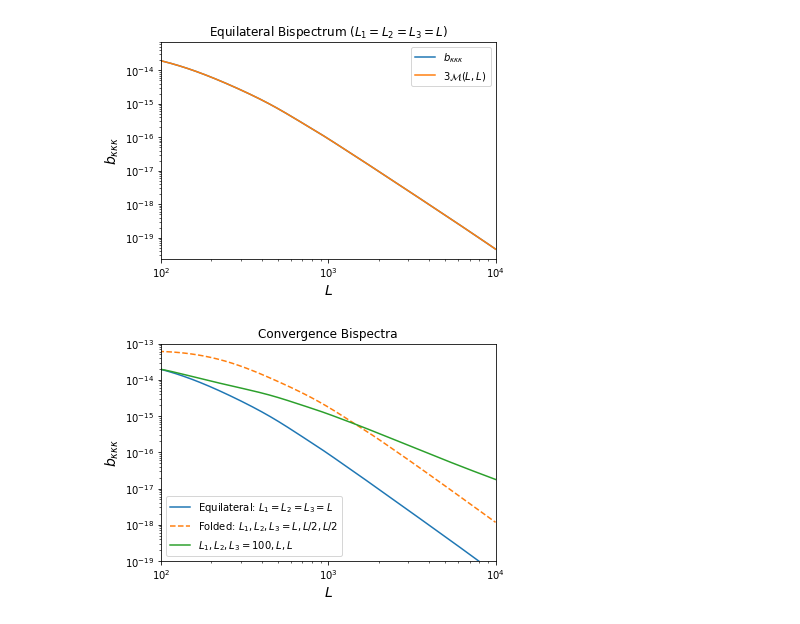
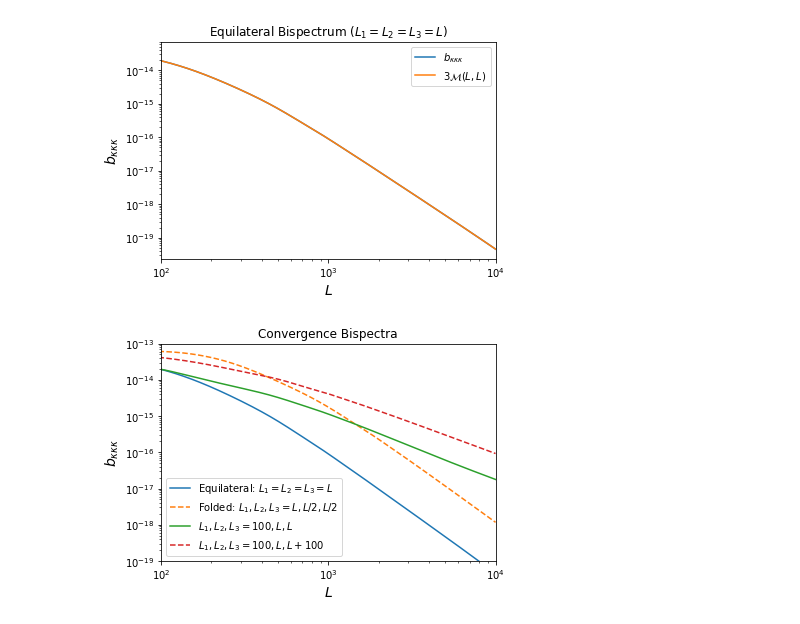
Before and after one commit to mfrobertson/omegaQE, a Jupyter notebook: kkomega/bispectra.ipynb, the cells around one changed output. Cells and saved outputs as stored; diff of their text form; code cells hidden in the pictures.

Commit message:
New plot added to bispectra nb

```diff
--- a/kkomega/bispectra.ipynb
+++ b/kkomega/bispectra.ipynb
@@ -68,6 +68,8 @@ conv_bi_folded = bi.get_convergence_bispectrum(ells1, ells2/2, ells3/2)
 # %%
 ells_100 = np.ones(np.size(ells1))*100
 conv_bi_100 = bi.get_convergence_bispectrum(ells_100, ells2, ells3)
+# %%
+conv_bi_100_plus100 = bi.get_convergence_bispectrum(ells_100, ells2, ells3 + 100)
 # %%
 plt.figure()
 plt.loglog(ells1, conv_bi_equi, label="$b_{\kappa\kappa\kappa}$")
@@ -83,14 +85,15 @@ plt.show()
 # %%
 plt.figure()
 plt.loglog(ells1, conv_bi_equi, label="Equilateral: $L_1=L_2=L_3=L$")
 plt.loglog(ells1, np.abs(conv_bi_folded), label="Folded: $L_1,L_2,L_3=L,L/2,L/2$", linestyle="--")
 plt.loglog(ells1, conv_bi_100, label="$L_1,L_2,L_3=100,L,L$")
+plt.loglog(ells1, np.abs(conv_bi_100_plus100), label="$L_1,L_2,L_3=100,L,L+100$", linestyle="--")
 plt.title("Convergence Bispectra")
 plt.xlabel("$L$", fontsize=14)
 plt.ylabel("$b_{\kappa\kappa\kappa}$", fontsize=14)
 plt.xlim(1e2, 1e4)
 plt.ylim(1e-19, 1e-13)
 plt.legend()
 plt.show()
 # %% [output]
-[figure, old version]
+[figure, new version]
```
